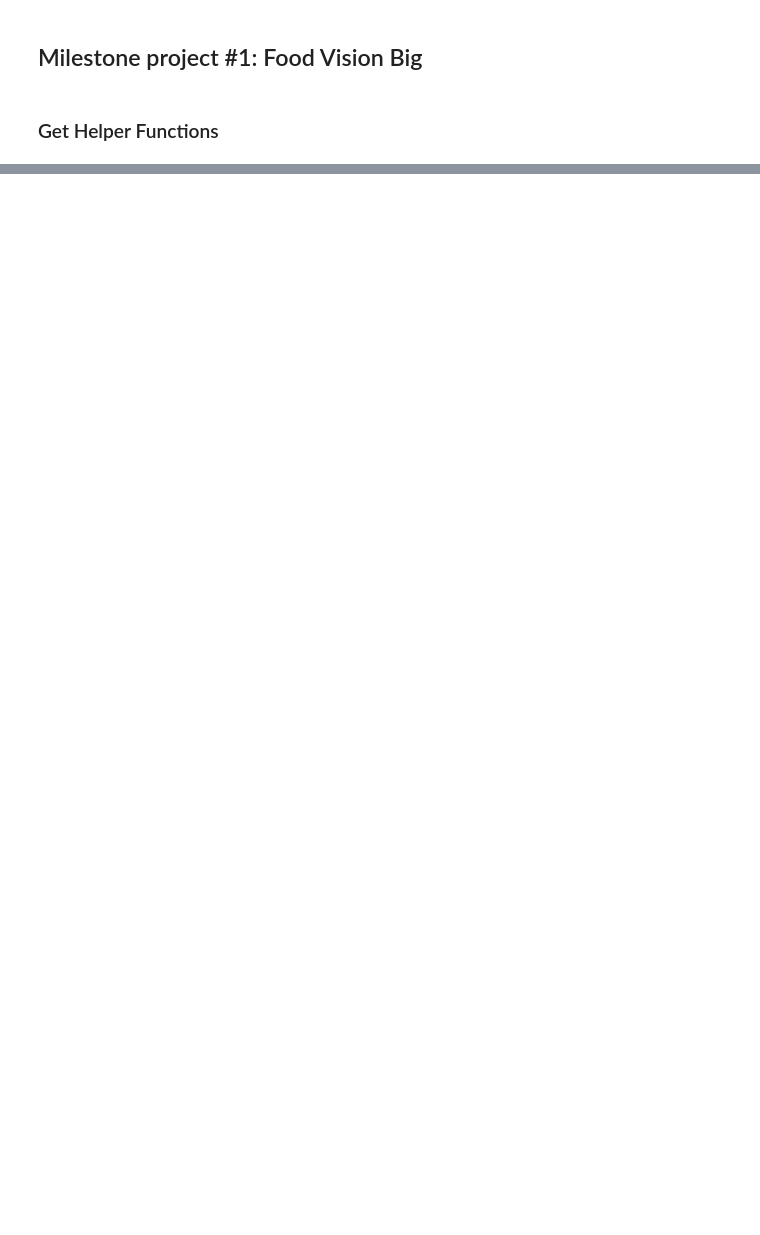
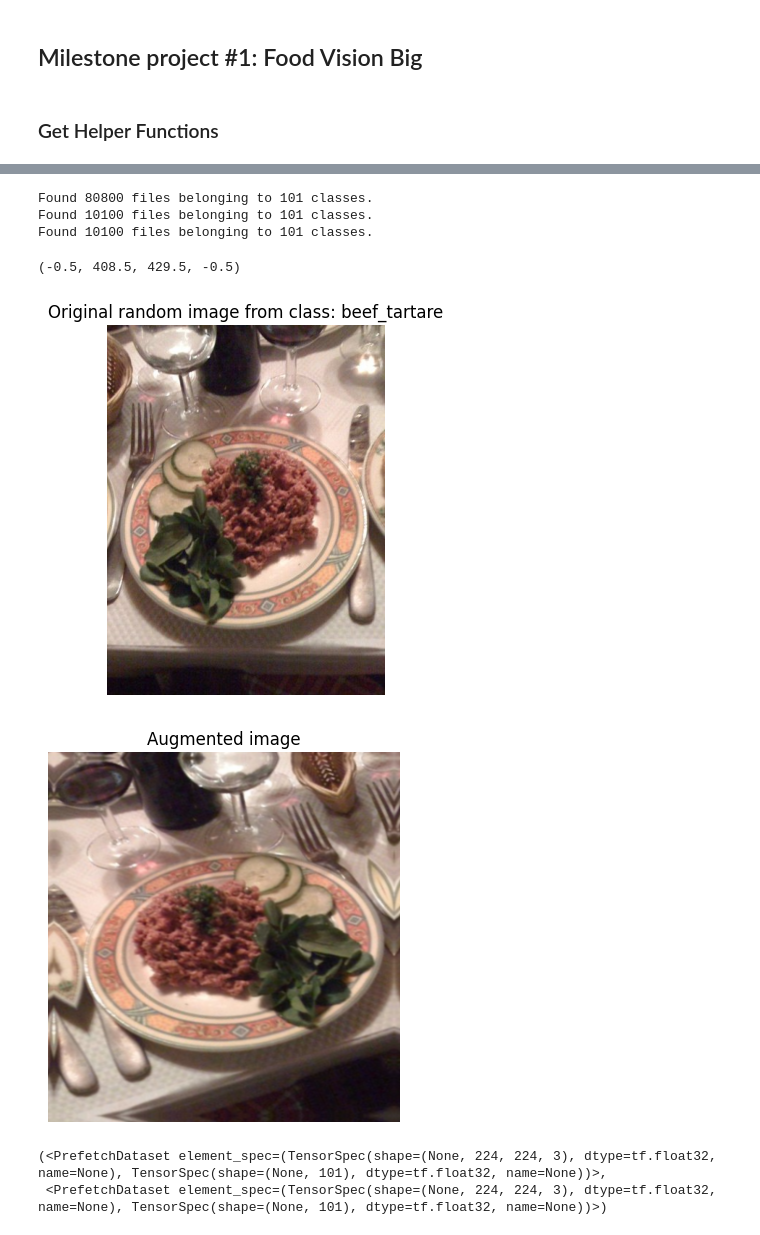
Before and after one commit to Meta-c/Tensorflow-Certificate-preparation, a Jupyter notebook: 07_milestone_project_food_vision.ipynb, the cells around one changed output, grey strips where cells are left out. Cells and saved outputs as stored; diff of their text form; code cells hidden in the pictures; blank space fills up the shorter version.

Commit message:
feature extraction on 101 food dataset

```diff
--- a/07_milestone_project_food_vision.ipynb
+++ b/07_milestone_project_food_vision.ipynb
@@ -49,0 +35,4 @@ Dl Completed...: 0 url [00:00, ? url/s]
+# %%
+train_dir="output/train/"
+test_dir="output/test/"
+valid_dir="output/val/"
@@ -49,0 +64,71 @@ Dl Completed...: 0 url [00:00, ? url/s]
+# %%
+from keras.preprocessing.image import ImageDataGenerator
+
+IMG_SIZE=(224,224)
+BATCH_SIZE=32
+
+train_data=tf.keras.preprocessing.image_dataset_from_directory(train_dir,
+                                                               shuffle=True,
+                             label_mode="categorical" ,
+                             image_size=IMG_SIZE,
+                             batch_size=BATCH_SIZE
+                             )
+
+
+test_data=tf.keras.preprocessing.image_dataset_from_directory(test_dir,
+                                                          shuffle=True,
+                             label_mode="categorical" ,
+                             image_size=IMG_SIZE,
+                             batch_size=BATCH_SIZE
+                             )
+
+val_data=tf.keras.preprocessing.image_dataset_from_directory(valid_dir,
+                                                          shuffle=True,
+                             label_mode="categorical" ,
+                             image_size=IMG_SIZE,
+                             batch_size=BATCH_SIZE
+                             )
+# %% [output]
+Found 80800 files belonging to 101 classes.
+Found 10100 files belonging to 101 classes.
+Found 10100 files belonging to 101 classes.
+# %%
+from tensorflow.keras.layers.experimental import preprocessing
+# Create data aug
+
+data_augmentation= tf.keras.Sequential([
+    preprocessing.RandomFlip("horizontal"),
+    preprocessing.RandomRotation(0.2),
+    preprocessing.RandomZoom(0.2),
+    preprocessing.RandomHeight(0.2),
+    preprocessing.RandomWidth(0.2),
+
+],name="data_augmentation")
+# %%
+target_class=random.choice(train_data.class_names)
+
+target_dir=train_dir+target_class
+
+random_image=random.choice(os.listdir(target_dir))
+
+random_image_path=target_dir+"/"+random_image
+
+
+# Read image
+img=mpimg.imread(random_image_path)
+plt.imshow(img)
+plt.title(f"Original random image from class: {target_class}")
+plt.axis(False)
+
+
+# Plot augmented random image
+
+augmented_img=data_augmentation(img,training=True)
+plt.figure()
+plt.imshow(augmented_img/255.)
+plt.title("Augmented image")
+plt.axis(False)
+# %% [output]
+(-0.5, 408.5, 429.5, -0.5)
+[figure, added]
+[figure, added]
@@ -49,0 +145,5 @@ Dl Completed...: 0 url [00:00, ? url/s]
+# %%
+train_data,test_data
+# %% [output]
+(<PrefetchDataset element_spec=(TensorSpec(shape=(None, 224, 224, 3), dtype=tf.float32, name=None), TensorSpec(shape=(None, 101), dtype=tf.float32, name=None))>,
+ <PrefetchDataset element_spec=(TensorSpec(shape=(None, 224, 224, 3), dtype=tf.float32, name=None), TensorSpec(shape=(None, 101), dtype=tf.float32, name=None))>)
```
Also changed, not shown: parts of 16 cells of this notebook, 1 other file.
